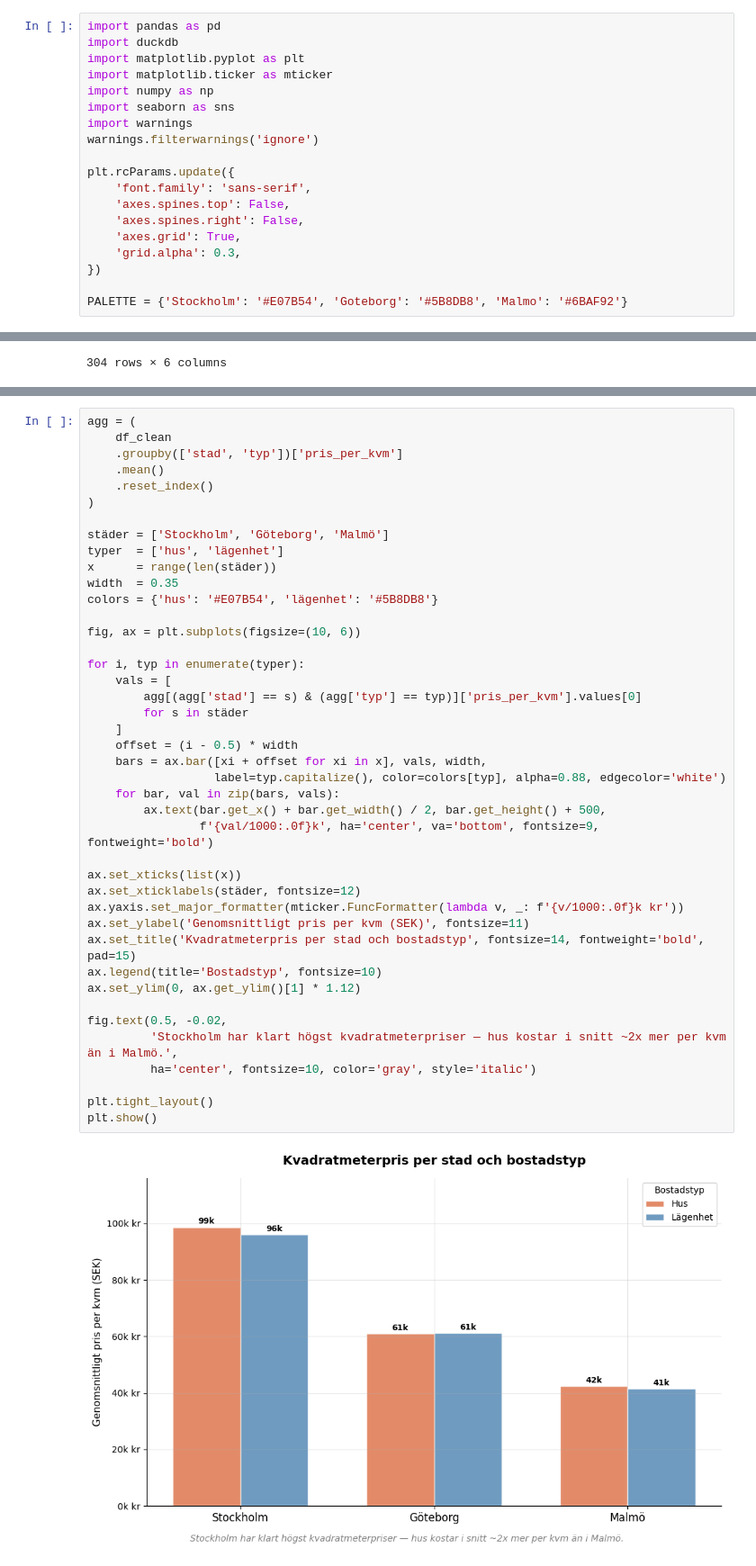
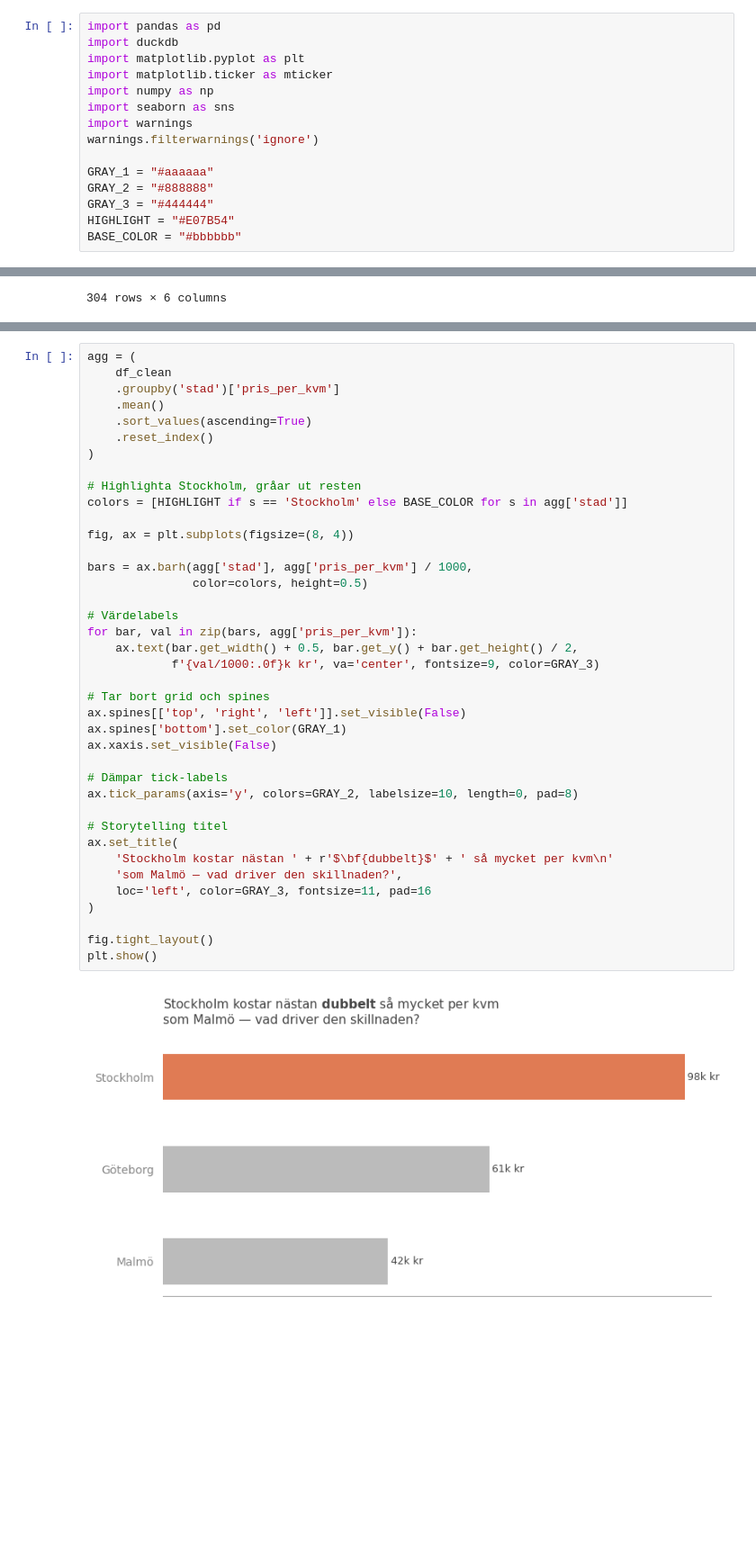
Before and after one commit to UX-DE-25-Project/UX25_DE25_Projekt_Group3, a Jupyter notebook: notebooks/eda_nasser.ipynb, the cells around one changed output, grey strips where cells are left out. Shown at 90% size. Drawn from its saved outputs; the diff is of its cells as text; blank space fills up the shorter version.

Commit message:
Updated EDA, no grids and legend, less contrast, labels etc etc

```diff
--- a/notebooks/eda_nasser.ipynb
+++ b/notebooks/eda_nasser.ipynb
@@ -12,15 +14,11 @@ import seaborn as sns
 import warnings
 warnings.filterwarnings('ignore')
 
-plt.rcParams.update({
-    'font.family': 'sans-serif',
-    'axes.spines.top': False,
-    'axes.spines.right': False,
-    'axes.grid': True,
-    'grid.alpha': 0.3,
-})
-
-PALETTE = {'Stockholm': '#E07B54', 'Goteborg': '#5B8DB8', 'Malmo': '#6BAF92'}
+GRAY_1 = "#aaaaaa"
+GRAY_2 = "#888888"
+GRAY_3 = "#444444"
+HIGHLIGHT = "#E07B54"
+BASE_COLOR = "#bbbbbb"
 # %% [markdown]
 ## 2. Data med DuckDB
 # %%
@@ -177,46 +181,43 @@ Rader efter filtrering: 696 (borttagna: 304)
 # %%
 agg = (
     df_clean
-    .groupby(['stad', 'typ'])['pris_per_kvm']
+    .groupby('stad')['pris_per_kvm']
     .mean()
+    .sort_values(ascending=True)
     .reset_index()
 )
 
-städer = ['Stockholm', 'Göteborg', 'Malmö']
-typer  = ['hus', 'lägenhet']
-x      = range(len(städer))
-width  = 0.35
-colors = {'hus': '#E07B54', 'lägenhet': '#5B8DB8'}
+# Highlighta Stockholm, gråar ut resten
+colors = [HIGHLIGHT if s == 'Stockholm' else BASE_COLOR for s in agg['stad']]
 
-fig, ax = plt.subplots(figsize=(10, 6))
+fig, ax = plt.subplots(figsize=(8, 4))
 
-for i, typ in enumerate(typer):
-    vals = [
-        agg[(agg['stad'] == s) & (agg['typ'] == typ)]['pris_per_kvm'].values[0]
-        for s in städer
-    ]
-    offset = (i - 0.5) * width
-    bars = ax.bar([xi + offset for xi in x], vals, width,
-                  label=typ.capitalize(), color=colors[typ], alpha=0.88, edgecolor='white')
-    for bar, val in zip(bars, vals):
-        ax.text(bar.get_x() + bar.get_width() / 2, bar.get_height() + 500,
-                f'{val/1000:.0f}k', ha='center', va='bottom', fontsize=9, fontweight='bold')
+bars = ax.barh(agg['stad'], agg['pris_per_kvm'] / 1000,
+               color=colors, height=0.5)
 
-ax.set_xticks(list(x))
-ax.set_xticklabels(städer, fontsize=12)
-ax.yaxis.set_major_formatter(mticker.FuncFormatter(lambda v, _: f'{v/1000:.0f}k kr'))
-ax.set_ylabel('Genomsnittligt pris per kvm (SEK)', fontsize=11)
-ax.set_title('Kvadratmeterpris per stad och bostadstyp', fontsize=14, fontweight='bold', pad=15)
-ax.legend(title='Bostadstyp', fontsize=10)
-ax.set_ylim(0, ax.get_ylim()[1] * 1.12)
+# Värdelabels
+for bar, val in zip(bars, agg['pris_per_kvm']):
+    ax.text(bar.get_width() + 0.5, bar.get_y() + bar.get_height() / 2,
+            f'{val/1000:.0f}k kr', va='center', fontsize=9, color=GRAY_3)
 
-fig.text(0.5, -0.02,
-         'Stockholm har klart högst kvadratmeterpriser — hus kostar i snitt ~2x mer per kvm än i Malmö.',
-         ha='center', fontsize=10, color='gray', style='italic')
+# Tar bort grid och spines
+ax.spines[['top', 'right', 'left']].set_visible(False)
+ax.spines['bottom'].set_color(GRAY_1)
+ax.xaxis.set_visible(False)
 
-plt.tight_layout()
+# Dämpar tick-labels
+ax.tick_params(axis='y', colors=GRAY_2, labelsize=10, length=0, pad=8)
+
+# Storytelling titel
+ax.set_title(
+    'Stockholm kostar nästan ' + r'$\bf{dubbelt}$' + ' så mycket per kvm\n'
+    'som Malmö — vad driver den skillnaden?',
+    loc='left', color=GRAY_3, fontsize=11, pad=16
+)
+
+fig.tight_layout()
 plt.show()
 # %% [output]
-[figure, old version]
+[figure, new version]
 # %% [markdown]
 ## 7. Data Storytelling – Graf 2
```
Also changed, not shown: parts of 11 cells of this notebook.
